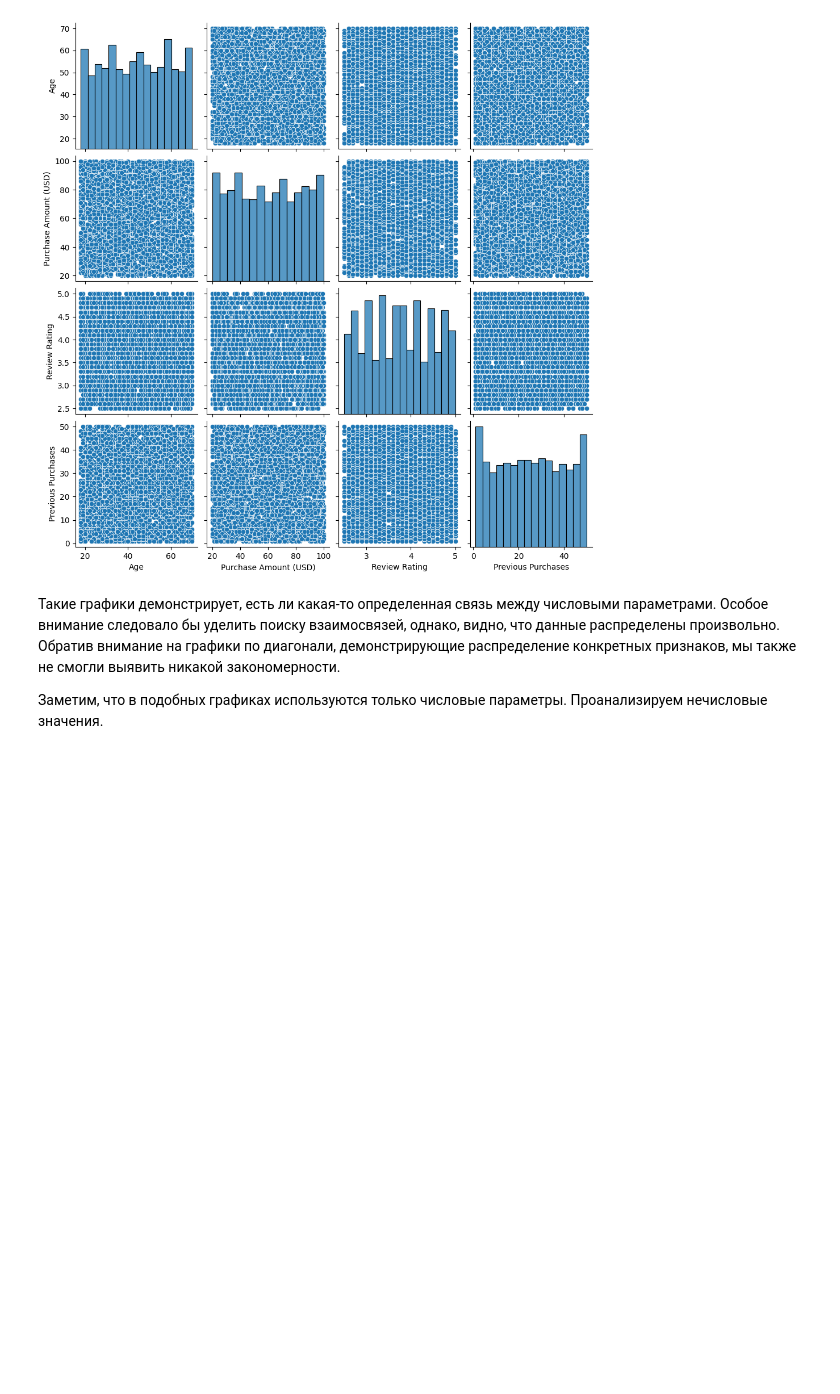
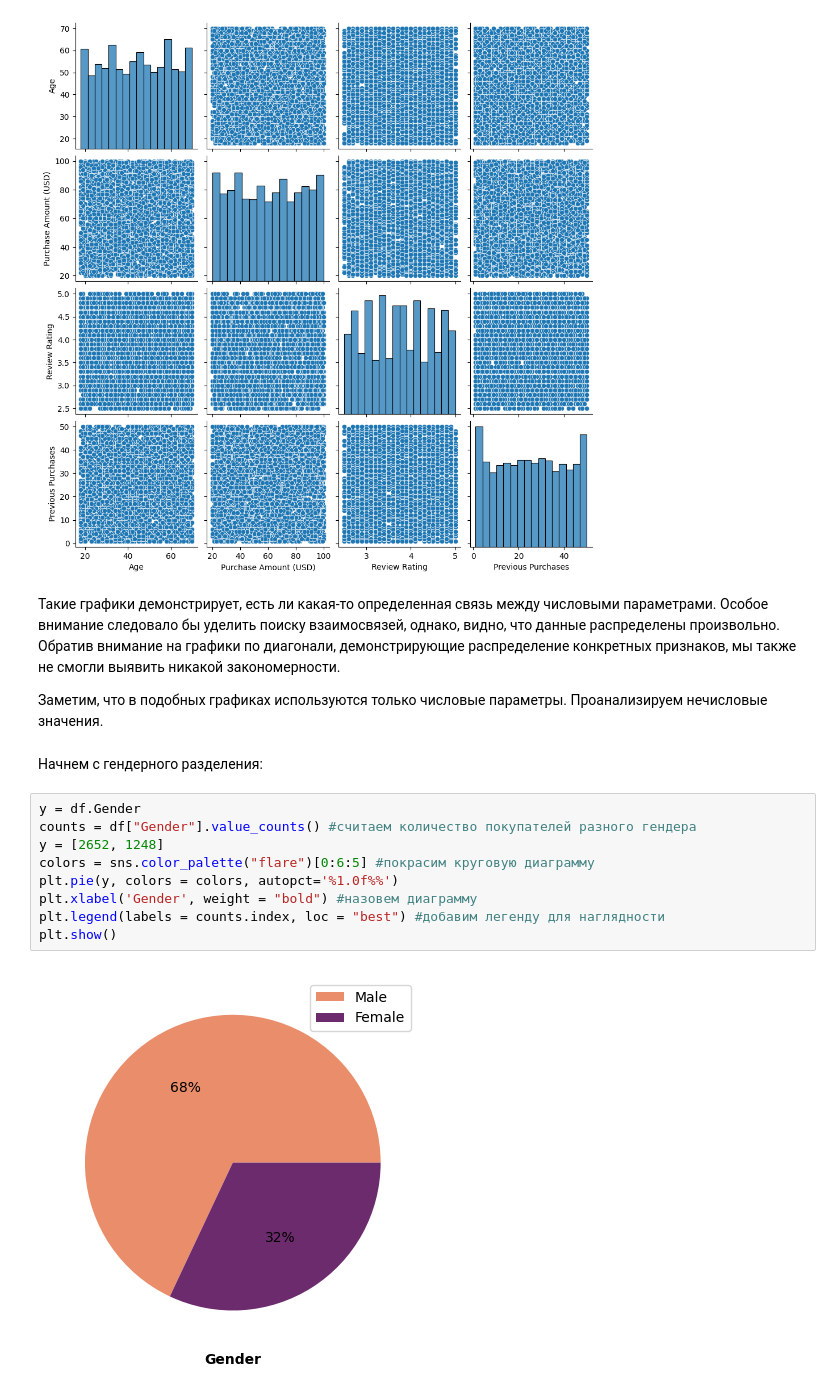
Before and after one commit to helli-op/Linear_Regression, a Jupyter notebook: HIS.ipynb, the cells around one changed output. Drawn from its saved outputs; the diff is of its cells as text; blank space fills up the shorter version.

```diff
--- a/HIS.ipynb
+++ b/HIS.ipynb
@@ -126,3 +126,16 @@ sns.pairplot(df); #в продолжение идеи об отсутствии
 Обратив внимание на графики по диагонали, демонстрирующие распределение конкретных признаков, мы также не смогли выявить никакой закономерности.
 
 Заметим, что в подобных графиках используются только числовые параметры. Проанализируем нечисловые значения.
+# %% [markdown]
+Начнем с гендерного разделения:
+# %%
+y = df.Gender
+counts = df["Gender"].value_counts() #считаем количество покупателей разного гендера
+y = [2652, 1248]
+colors = sns.color_palette("flare")[0:6:5] #покрасим круговую диаграмму
+plt.pie(y, colors = colors, autopct='%1.0f%%')
+plt.xlabel('Gender', weight = "bold") #назовем диаграмму
+plt.legend(labels = counts.index, loc = "best") #добавим легенду для наглядности
+plt.show()
+# %% [output]
+[figure, added]
```
Also changed, not shown: parts of 4 cells of this notebook.
